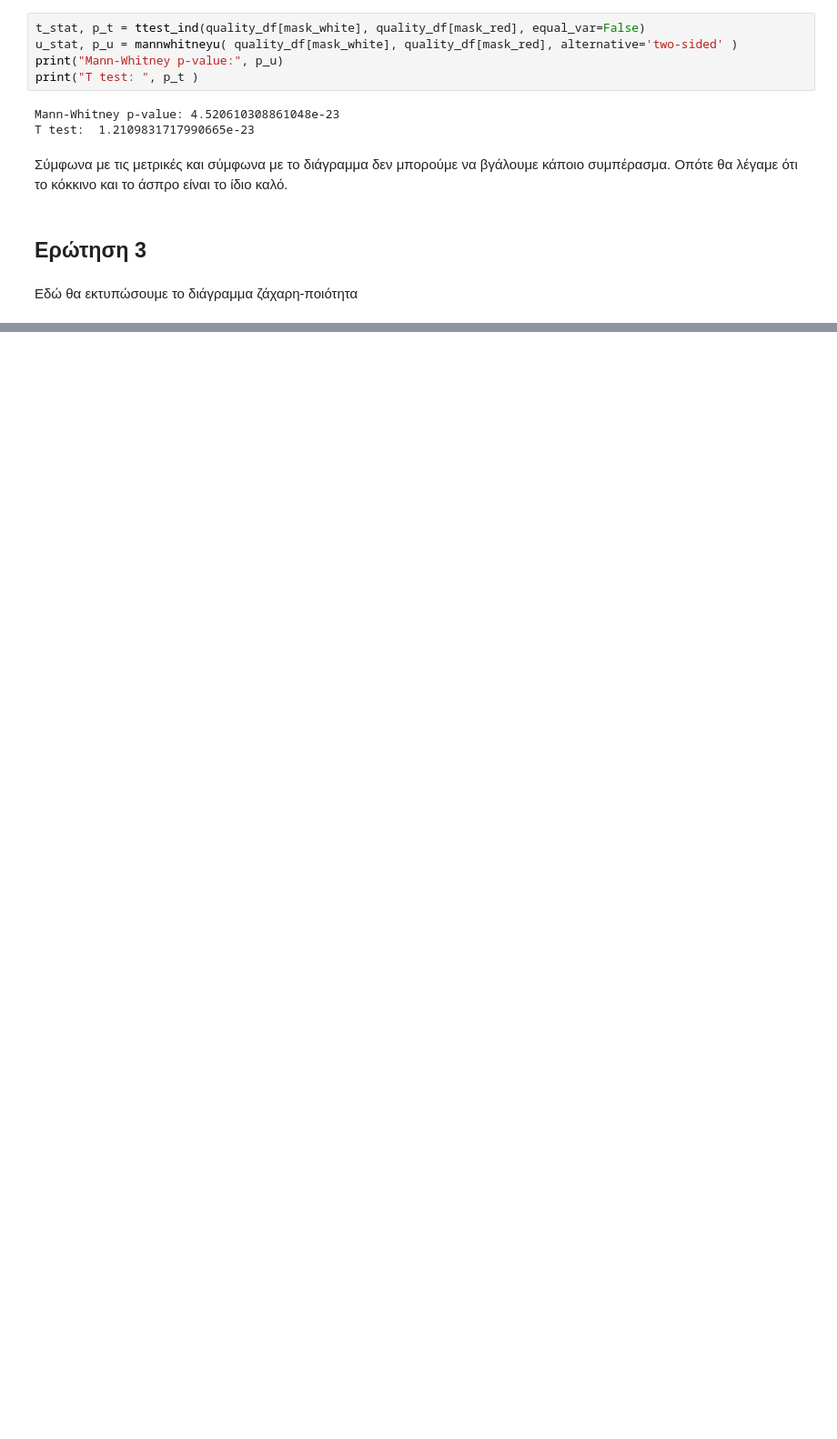
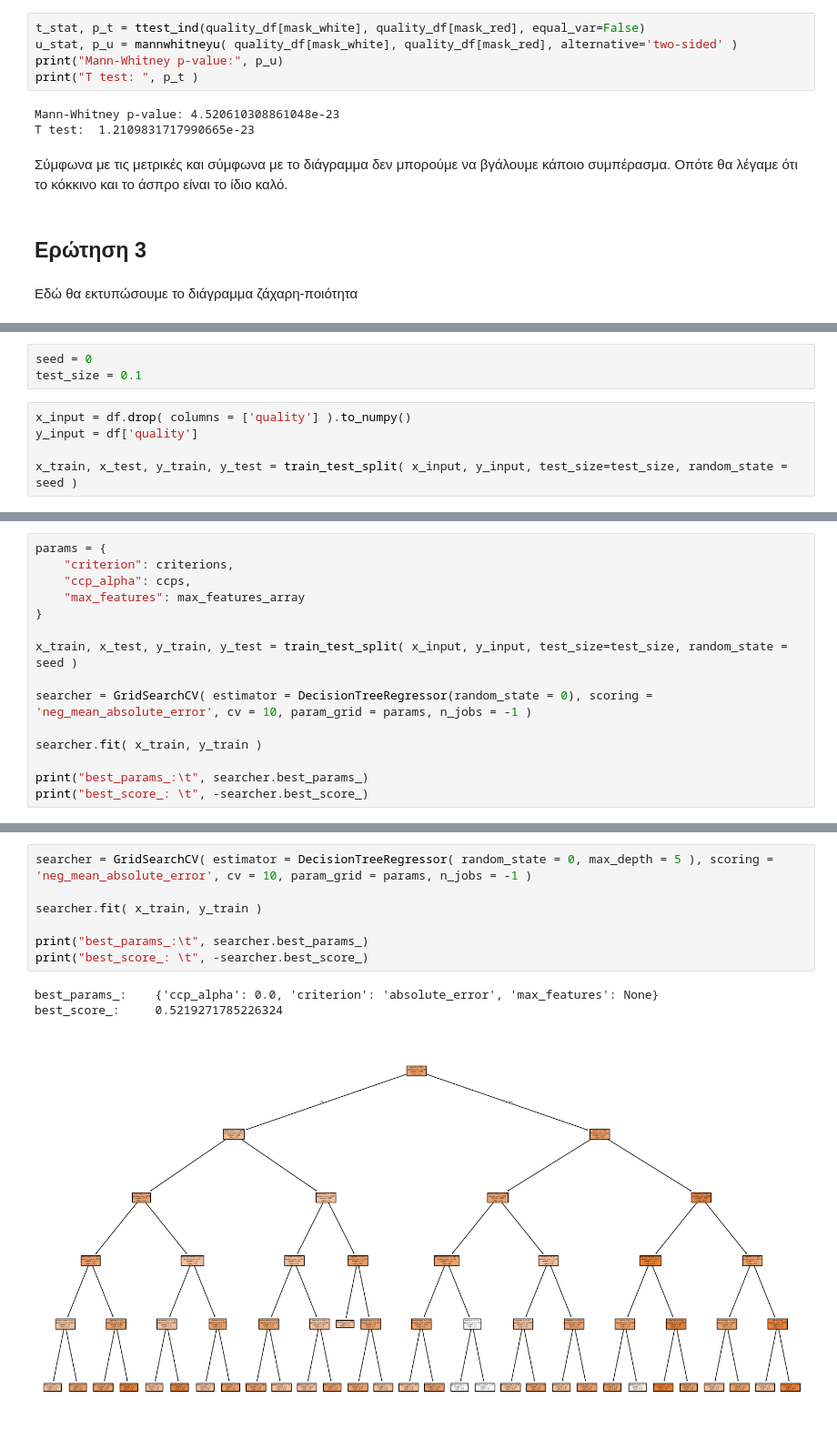
Before and after one commit to markos-merge/machine_learning_assignments, a Jupyter notebook: assignment_4/assignment_4.ipynb, the cells around one changed output, grey strips where cells are left out. Shown at 91% size. Saved outputs shown, nothing was run; the diff lists cells and outputs as text; blank space fills up the shorter version.

```diff
--- a/assignment_4/assignment_4.ipynb
+++ b/assignment_4/assignment_4.ipynb
@@ -362,0 +383,8 @@ fig.tight_layout()
+# %%
+seed = 0
+test_size = 0.1
+# %%
+x_input = df.drop( columns = ['quality'] ).to_numpy()
+y_input = df['quality']
+
+x_train, x_test, y_train, y_test = train_test_split( x_input, y_input, test_size=test_size, random_state = seed )
@@ -362,0 +534,15 @@ fig.tight_layout()
+# %%
+params = {
+	"criterion": criterions,
+	"ccp_alpha": ccps,
+	"max_features": max_features_array
+}
+
+x_train, x_test, y_train, y_test = train_test_split( x_input, y_input, test_size=test_size, random_state = seed )
+
+searcher = GridSearchCV( estimator = DecisionTreeRegressor(random_state = 0), scoring = 'neg_mean_absolute_error', cv = 10, param_grid = params, n_jobs = -1 )
+
+searcher.fit( x_train, y_train )
+
+print("best_params_:\t", searcher.best_params_)
+print("best_score_: \t", -searcher.best_score_)
@@ -362,0 +569,11 @@ fig.tight_layout()
+# %%
+searcher = GridSearchCV( estimator = DecisionTreeRegressor( random_state = 0, max_depth = 5 ), scoring = 'neg_mean_absolute_error', cv = 10, param_grid = params, n_jobs = -1 )
+
+searcher.fit( x_train, y_train )
+
+print("best_params_:\t", searcher.best_params_)
+print("best_score_: \t", -searcher.best_score_)
+# %% [output]
+best_params_:    {'ccp_alpha': 0.0, 'criterion': 'absolute_error', 'max_features': None}
+best_score_:     0.5219271785226324
+[figure, added]
```
Also changed, not shown: parts of 23 cells of this notebook.
